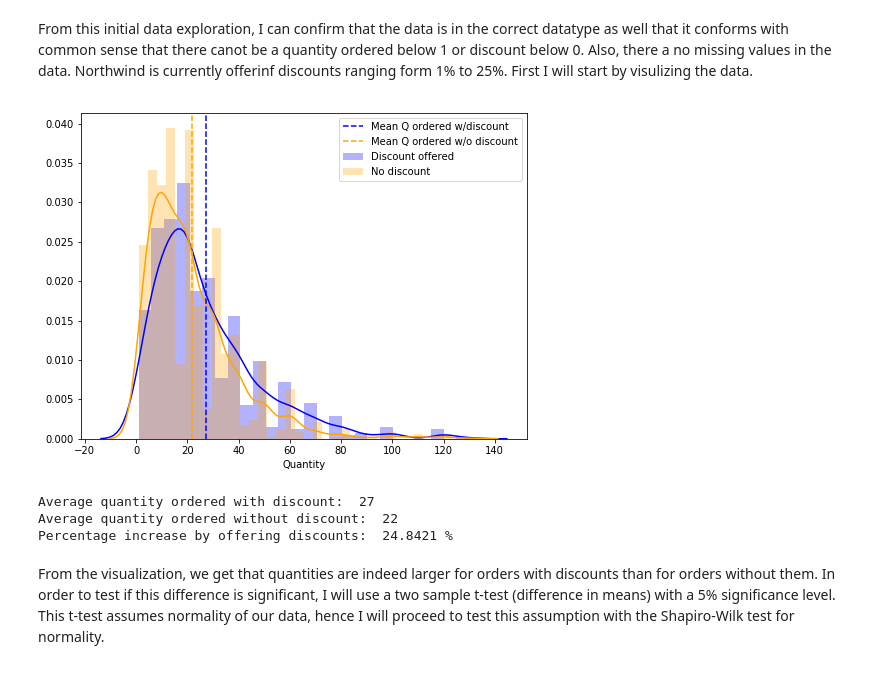
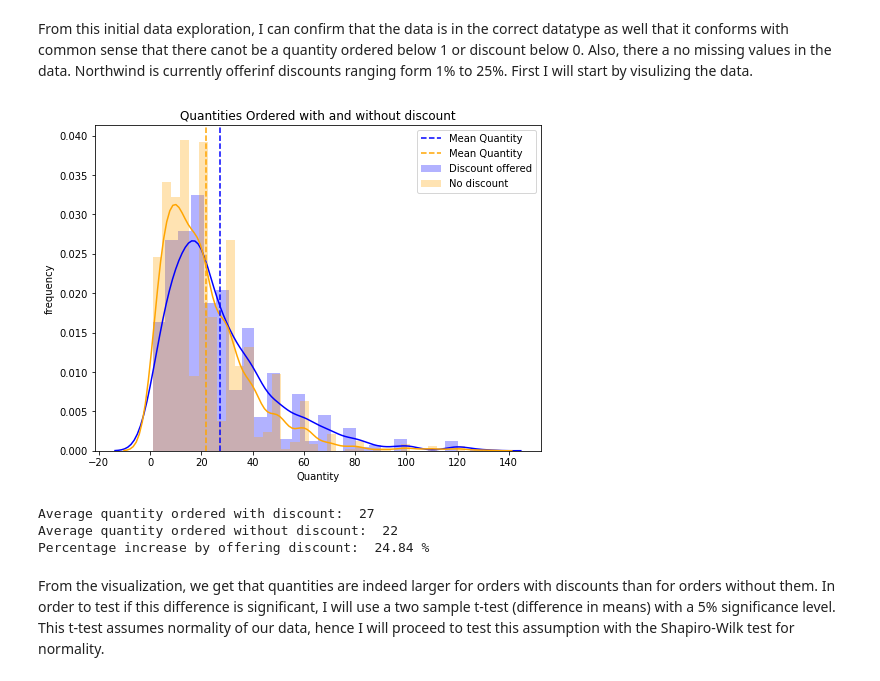
Before and after one commit to feraguilari/dsc-2-final-project-online-ds-pt-021119, a Jupyter notebook: student.ipynb, the cells around one changed output. Drawn from its saved outputs; the diff is of its cells as text; code cells hidden in the pictures.

```diff
--- a/student.ipynb
+++ b/student.ipynb
@@ -188,28 +211,15 @@ max     130.000000       0.0
 | 4 | 40 | 0.05 |
 # %% [markdown]
 From this initial data exploration, I can confirm that the data is in the correct datatype as well that it conforms with common sense that there canot be a quantity ordered below 1 or discount below 0. Also, there a no missing values in the data. Northwind is currently offerinf discounts ranging form 1% to 25%. First I will start by visulizing the data.
-# %%
-fig = plt.figure(figsize=(8,6))
-sns.distplot(df_orderd.Quantity, label='Discount offered',
-             color='blue', hist_kws=dict(alpha=.3))
-sns.distplot(df_ordernd.Quantity, label='No discount',
-            color='orange', hist_kws=dict(alpha=.3))
-plt.axvline(df_orderd.Quantity.mean(), 0,1, color='blue',
-            linestyle='--', label='Mean Q ordered w/discount')
-plt.axvline(df_ordernd.Quantity.mean(), 0,1, color='orange',
-            linestyle='--', label='Mean Q ordered w/o discount' )
-plt.legend()
-plt.show();
-print('Average quantity ordered with discount: ',round(df_orderd.Quantity.mean()))
-print('Average quantity ordered without discount: ',round(df_ordernd.Quantity.mean()))
-print('Percentage increase by offering discounts: ',
-      round((df_orderd.Quantity.mean()-df_ordernd.Quantity.mean())/
-     df_ordernd.Quantity.mean()*100, 4),'%')
-# %% [output]
-[figure, removed]
-Average quantity ordered with discount:  27
-Average quantity ordered without discount:  22
-Percentage increase by offering discounts:  24.8421 %
+# %%
+fig = plt.figure(figsize=(8,6))
+plot_compare(df_orderd.Quantity,df_ordernd.Quantity, title ='Quantities Ordered with and without discount',
+                labela = 'Discount offered', labelb='No discount')
+# %% [output]
+[figure, added]
+Average quantity ordered with discount:  27
+Average quantity ordered without discount:  22
+Percentage increase by offering discount:  24.84 %
 # %% [markdown]
 From the visualization, we get that quantities are indeed larger for orders with discounts than for orders without them. In order to test if this difference is significant, I will use a two sample t-test (difference in means) with a 5% significance level. This t-test assumes normality of our data, hence I will proceed to test this assumption with the Shapiro-Wilk test for normality.
 # %%
```
Also changed, not shown: parts of 25 cells of this notebook.
